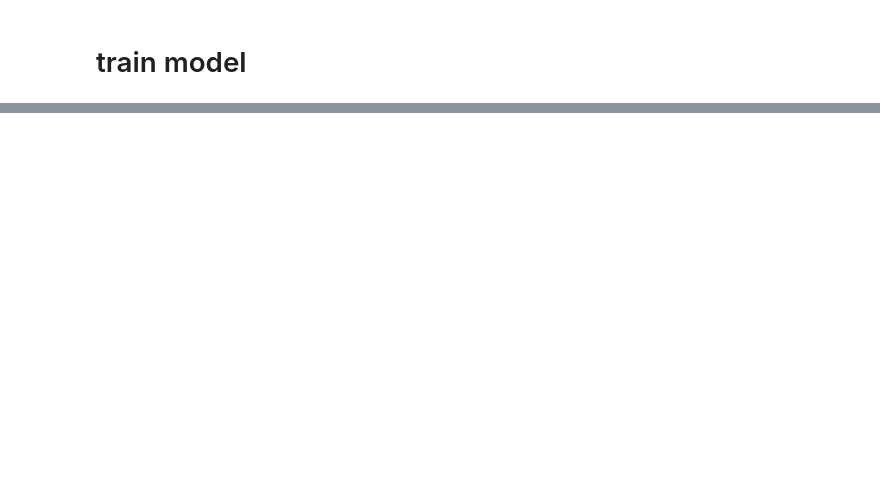
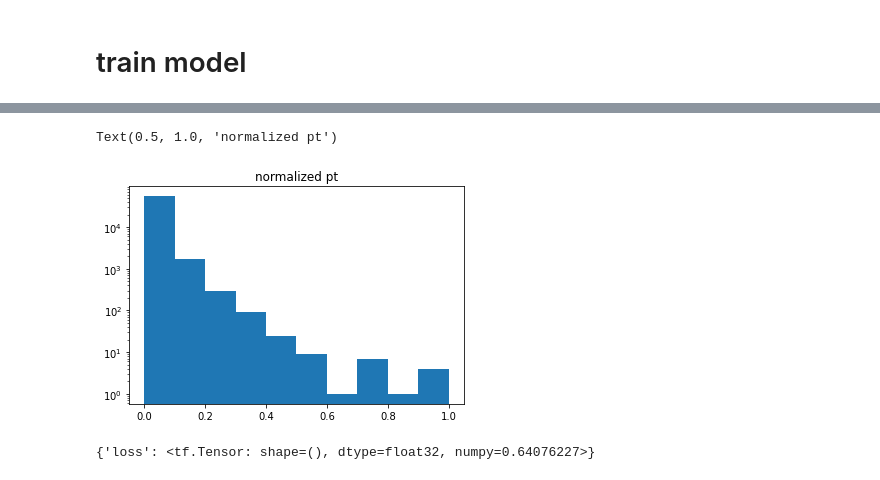
Before and after one commit to kingusiu/gravada, a Jupyter notebook: L1_autoencoding_main.ipynb, the cells around one changed output, grey strips where cells are left out. Drawn from its saved outputs; the diff is of its cells as text; code cells hidden in the pictures; blank space fills up the shorter version.

```diff
--- a/L1_autoencoding_main.ipynb
+++ b/L1_autoencoding_main.ipynb
@@ -101,0 +158,9 @@ A_pred = (A_pred_probs > 0.5).numpy().astype('int')
+# %%
+particles_signal_test = normalize_features(particles_signal_test)
+# %%
+plt.hist(particles_signal_test[:,:,0].flatten())
+plt.yscale('log')
+plt.title('normalized pt')
+# %% [output]
+Text(0.5, 1.0, 'normalized pt')
+[figure, added]
@@ -101,0 +173,4 @@ A_pred = (A_pred_probs > 0.5).numpy().astype('int')
+# %%
+loss_signal
+# %% [output]
+{'loss': <tf.Tensor: shape=(), dtype=float32, numpy=0.64076227>}
```
Also changed, not shown: parts of 21 cells of this notebook, 1 other file.
